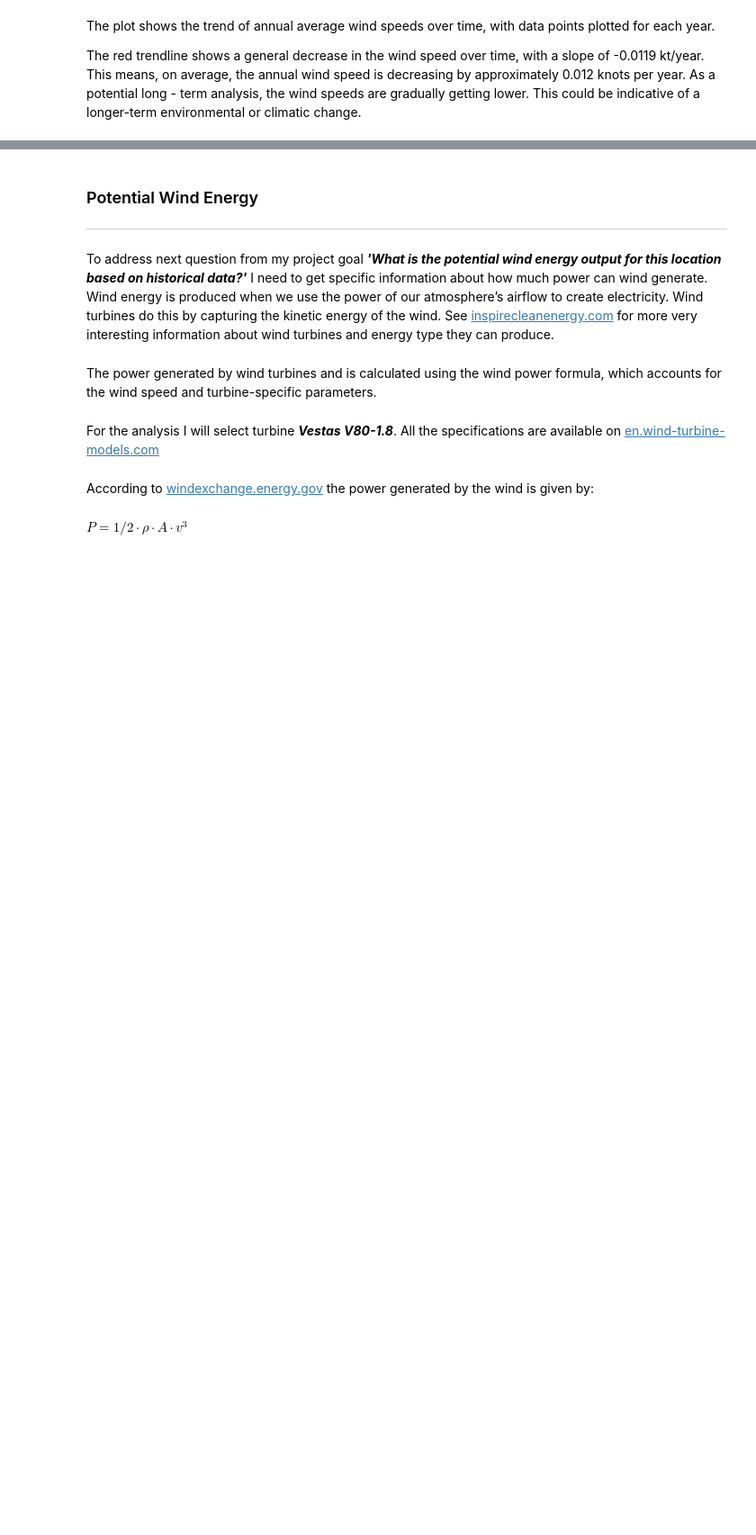
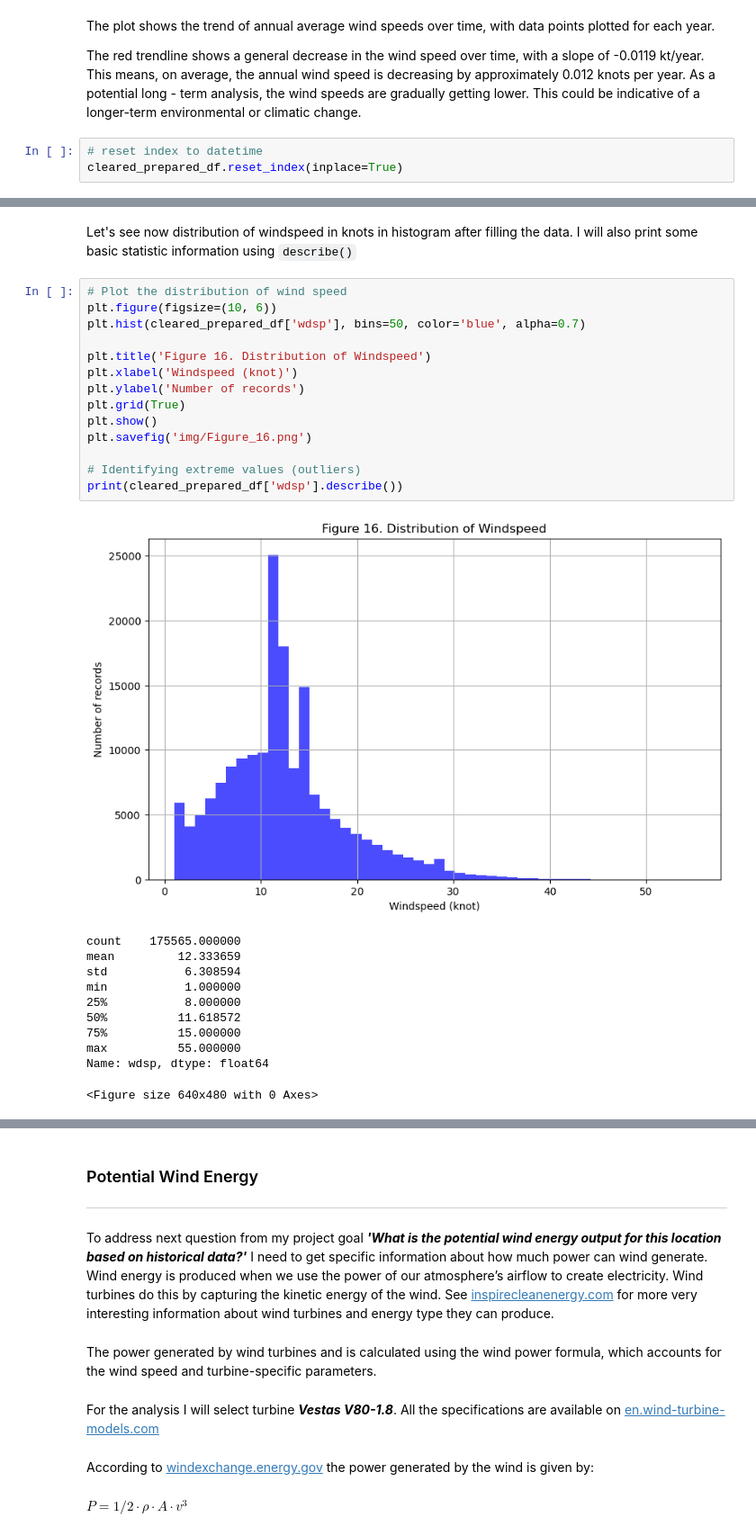
Before and after one commit to mondbr/PFDA_project, a Jupyter notebook: analysis.ipynb, the cells around one changed output, grey strips where cells are left out. Shown at 90% size. Saved outputs shown, nothing was run; the diff lists cells and outputs as text; blank space fills up the shorter version.

Commit message:
adding more plots: wind farm capacity factor, wind power potential, rolling windspeed. Cleaning up the data and finalising.

```diff
--- a/analysis.ipynb
+++ b/analysis.ipynb
@@ -1371,3 +1382,6 @@ Slope of trendline: -0.0119 kt/year
 The plot shows the trend of annual average wind speeds over time, with data points plotted for each year.
 
 The red trendline shows a general decrease in the wind speed over time, with a slope of -0.0119 kt/year. This means, on average, the annual wind speed is decreasing by approximately 0.012 knots per year. As a potential long - term analysis, the wind speeds are gradually getting lower. This could be indicative of a longer-term environmental or climatic change.
+# %%
+# reset index to datetime
+cleared_prepared_df.reset_index(inplace=True)
@@ -1373,0 +1403,28 @@ The red trendline shows a general decrease in the wind speed over time, with a s
+# %% [markdown]
+Let's see now distribution of windspeed in knots in histogram after filling the data. I will also print some basic statistic information using `describe()`
+# %%
+# Plot the distribution of wind speed
+plt.figure(figsize=(10, 6))
+plt.hist(cleared_prepared_df['wdsp'], bins=50, color='blue', alpha=0.7)
+
+plt.title('Figure 16. Distribution of Windspeed')
+plt.xlabel('Windspeed (knot)')
+plt.ylabel('Number of records')
+plt.grid(True)
+plt.show()
+plt.savefig('img/Figure_16.png')
+
+# Identifying extreme values (outliers)
+print(cleared_prepared_df['wdsp'].describe())
+# %% [output]
+[figure, added]
+count    175565.000000
+mean         12.333659
+std           6.308594
+min           1.000000
+25%           8.000000
+50%          11.618572
+75%          15.000000
+max          55.000000
+Name: wdsp, dtype: float64
+<Figure size 640x480 with 0 Axes>
```
Also changed, not shown: parts of 34 cells of this notebook, 26 other files.
